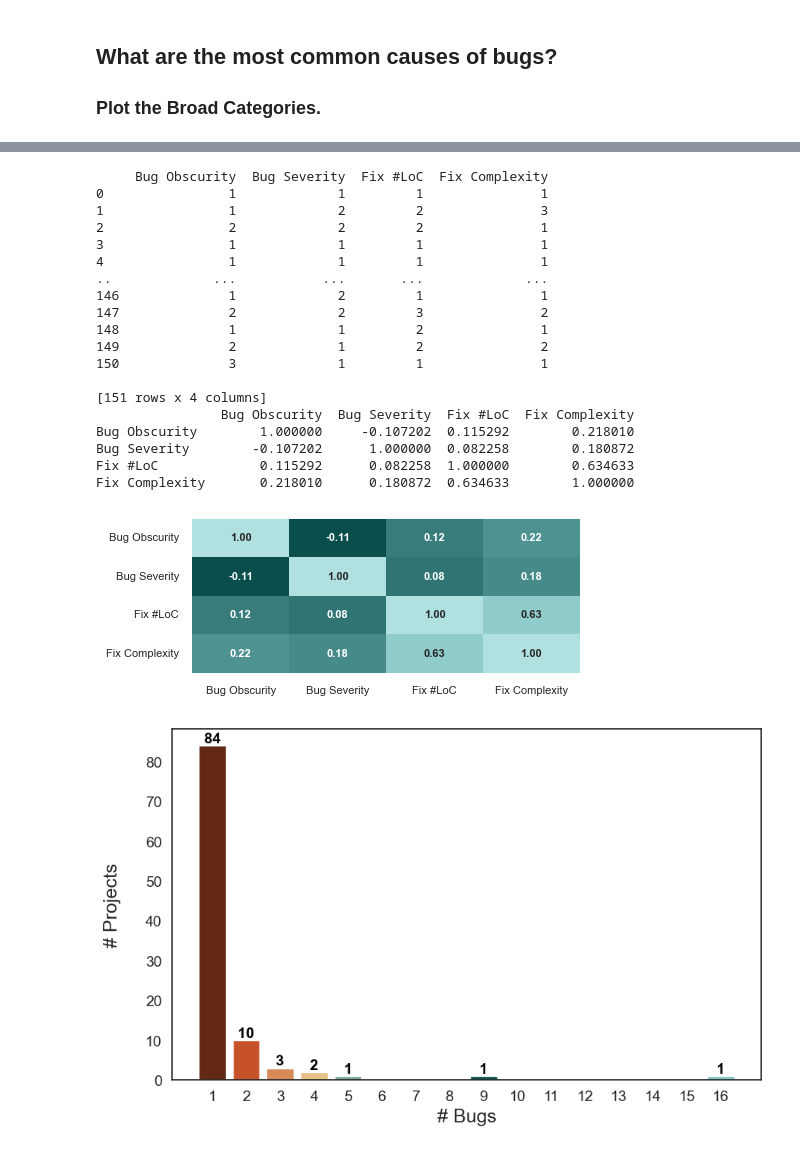
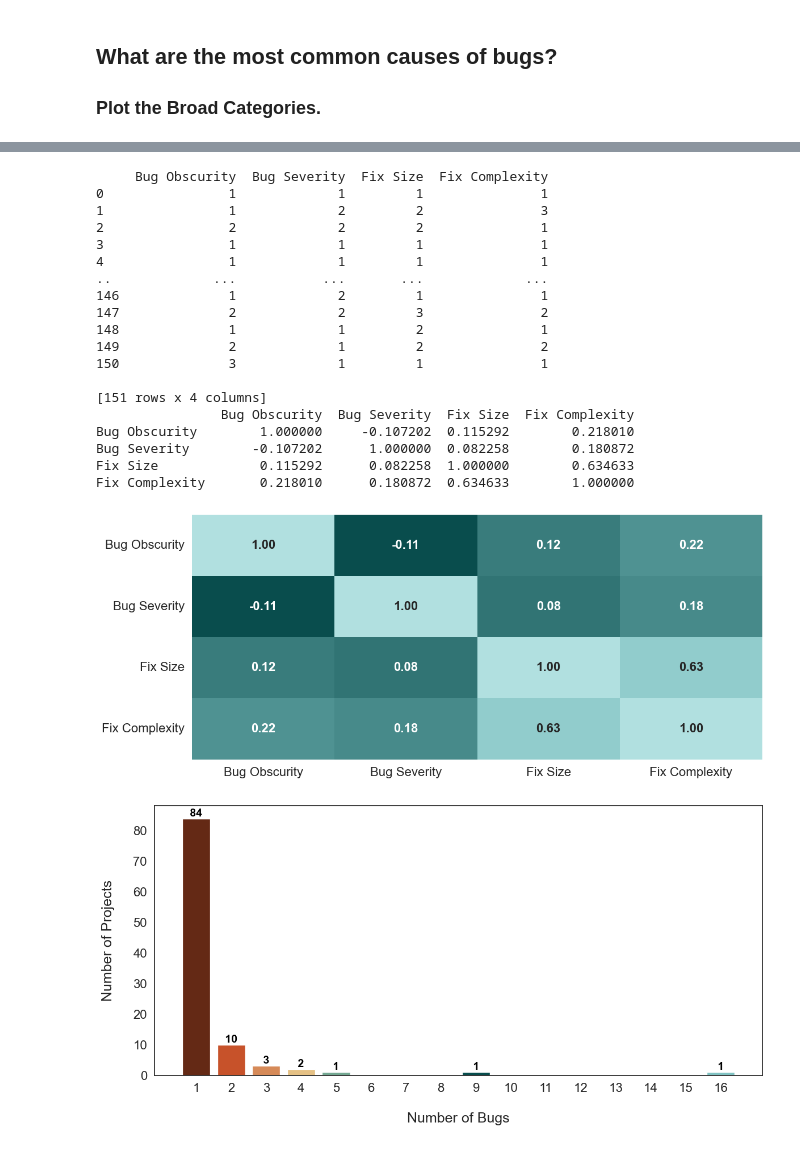
Before and after one commit to cmu-pasta/date-time, a Jupyter notebook: analysis/insights.ipynb, the cells around one changed output, grey strips where cells are left out. Saved outputs shown, nothing was run; the diff lists cells and outputs as text; code cells hidden in the pictures.

```diff
--- a/analysis/insights.ipynb
+++ b/analysis/insights.ipynb
@@ -288,33 +288,37 @@ df_temp = df_temp[['Obscurity', 'Impact', '# LOC', 'Logic Needed']]
 df_temp = df_temp.dropna()
 
 # rename the columns
-df_temp.columns = ['Bug Obscurity', 'Bug Severity', 'Fix #LoC', 'Fix Complexity']
+df_temp.columns = ['Bug Obscurity', 'Bug Severity', 'Fix Size', 'Fix Complexity']
 
 print(df_temp)
 print(df_temp.corr())
 
+# Define your color map
 colors = ["#642915", "#c7522a", "#d68a58", "#e5c185", "#74a892", "#094d4d", "#80c2c2", "#b1e0e0"]
 custom_cmap = mcolors.LinearSegmentedColormap.from_list("", colors[5:])
 
-plt.figure(figsize=(5, 2))  # Adjust width and height as needed
+# Create a figure and a set of subplots
+fig, ax = plt.subplots(figsize=(10, 5))  # Adjust width and height as needed
 
-# Create the heatmap
-heatmap = sns.heatmap(df_temp.corr(),
-                       annot=True,
-                       annot_kws={"size": 8, "weight": "bold"},
-                       cmap=custom_cmap,
-                       fmt=".2f",
-                       cbar=False)  # Optional: adjust color bar size
+# Create the heatmap using the ax object
+sns.heatmap(df_temp.corr(),
+            annot=True,
+            annot_kws={"size": 16, "weight": "bold"},
+            cmap=custom_cmap,
+            fmt=".2f",
+            cbar=False,
+            ax=ax)  # Pass the ax object here
 
-# Set the tick labels size and rotation
-plt.xticks(fontsize=8, rotation=0)  # X-axis tick labels
-plt.yticks(fontsize=8, rotation=0)   # Y-axis tick labels
+# Set the tick labels size and rotation using ax
+ax.set_xticklabels(ax.get_xticklabels(), fontsize=16, rotation=0)
+ax.set_yticklabels(ax.get_yticklabels(), fontsize=16, rotation=0)
 
-# Save and show the plot
+# Adjust layout and save the plot
+plt.tight_layout()
 plt.savefig(SAVE_PATH+'correlation_plot.pdf', transparent=True, bbox_inches='tight')
 plt.show()
 # %% [output]
-     Bug Obscurity  Bug Severity  Fix #LoC  Fix Complexity
+     Bug Obscurity  Bug Severity  Fix Size  Fix Complexity
 0                1             1         1               1
 1                1             2         2               3
 2                2             2         2               1
@@ -328,47 +332,49 @@ plt.show()
 150              3             1         1               1
 
 [151 rows x 4 columns]
-                Bug Obscurity  Bug Severity  Fix #LoC  Fix Complexity
+                Bug Obscurity  Bug Severity  Fix Size  Fix Complexity
 Bug Obscurity        1.000000     -0.107202  0.115292        0.218010
 Bug Severity        -0.107202      1.000000  0.082258        0.180872
-Fix #LoC             0.115292      0.082258  1.000000        0.634633
+Fix Size             0.115292      0.082258  1.000000        0.634633
 Fix Complexity       0.218010      0.180872  0.634633        1.000000
-[figure, old version]
+[figure, new version]
 # %%
 # Distribution of bugs from different contributing projects
 
 # Set the theme using seaborn
 sns.set_theme(style='white')
 
 # Count the number of bugs per project
 bug_counts = df['Project'].value_counts()
 
 # Define the colors for the bar chart
 colors = ["#642915", "#c7522a", "#d68a58", "#e5c185", "#74a892", "#094d4d", "#80c2c2", "#b1e0e0"]
 
-# Create a new figure
-plt.figure(figsize=(10, 6))
+# Create a new figure and axes
+fig, ax = plt.subplots(figsize=(12, 6))
 
 # Calculate the number of projects for each number of bugs
 bug_count_values = bug_counts.value_counts().sort_index()
 
-# Plot the histogram using plt.bar for more control over colors
-bars = plt.bar(bug_count_values.index, bug_count_values.values, color=colors[:len(bug_count_values)])
+# Plot the histogram using ax.bar for more control over colors
+bars = ax.bar(bug_count_values.index, bug_count_values.values, color=colors[:len(bug_count_values)])
 
-plt.xlabel('# Bugs', size=18)
-plt.ylabel('# Projects\n', size=18)
-# plt.title('Histogram of Bugs per Project')
-plt.xticks(range(1, bug_counts.max() + 1))
+# Set labels
+ax.set_xlabel('\nNumber of Bugs', size=18)
+ax.set_ylabel('Number of Projects\n', size=18)
 
-plt.xticks(fontsize=14, rotation=0)  # X-axis tick labels
-plt.yticks(fontsize=14, rotation=0)   # Y-axis tick labels
+# Set x-ticks
+ax.set_xticks(range(1, bug_counts.max() + 1))
+ax.tick_params(axis='x', labelsize=16)  # X-axis tick labels
+ax.tick_params(axis='y', labelsize=16)  # Y-axis tick labels
 
 # Add numerical annotations on each bar
 for index, value in enumerate(bug_count_values.values):
-    plt.text(bug_count_values.index[index], value, f' {value} ', color='black', ha='center', va='bottom', fontsize=14, fontweight='bold')
+    ax.text(bug_count_values.index[index], value, f' {value} ', color='black', ha='center', va='bottom', fontsize=14, fontweight='bold')
 
 # Save and show the plot
-plt.savefig(SAVE_PATH+'bug_distribution.pdf', transparent=True, bbox_inches='tight')
+plt.tight_layout()
+plt.savefig(SAVE_PATH + 'bug_distribution.pdf', transparent=True, bbox_inches='tight')
 plt.show()
 # %% [output]
-[figure, old version]
+[figure, new version]
```
Also changed, not shown: parts of 3 cells of this notebook, 8 other files.
